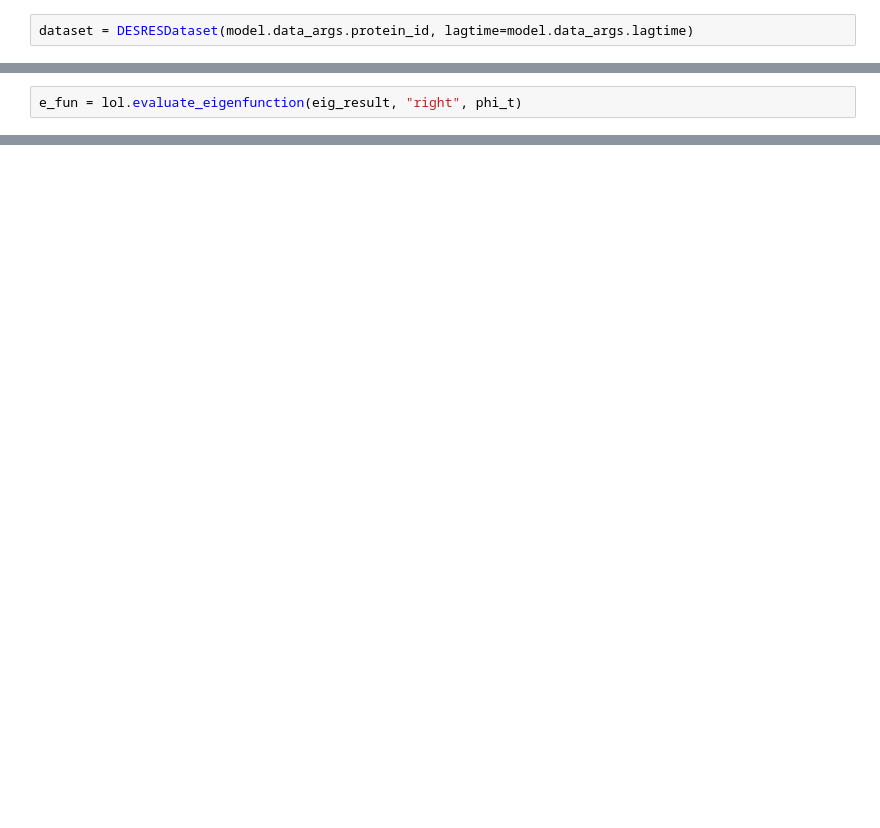
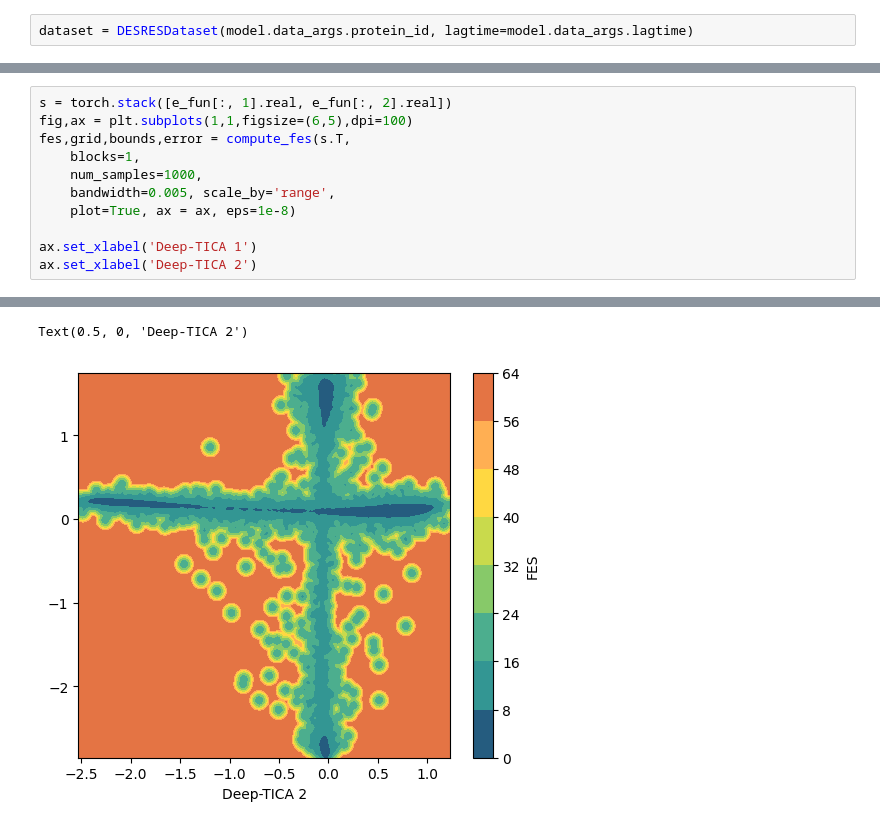
Before and after one commit to pietronvll/encoderops, a Jupyter notebook: scratch.ipynb, the cells around one changed output, grey strips where cells are left out. Drawn from its saved outputs; the diff is of its cells as text; blank space fills up the shorter version.

```diff
--- a/scratch.ipynb
+++ b/scratch.ipynb
@@ -109,2 +178,0 @@ eig_result = lol.eig(markov_model, cov_XY)
-# %%
-e_fun = lol.evaluate_eigenfunction(eig_result, "right", phi_t)
@@ -133,0 +234,12 @@ plt.hist2d(e_fun[:, -3].real, e_fun[:, -2].real, bins=100)
+# %%
+s = torch.stack([e_fun[:, 1].real, e_fun[:, 2].real])
+fig,ax = plt.subplots(1,1,figsize=(6,5),dpi=100)
+fes,grid,bounds,error = compute_fes(s.T,
+    blocks=1,
+    num_samples=1000,
+    bandwidth=0.005, scale_by='range',
+    plot=True, ax = ax, eps=1e-8)
+
+ax.set_xlabel('Deep-TICA 1')
+ax.set_xlabel('Deep-TICA 2')
+# %% [output]
@@ -133,0 +247,2 @@ plt.hist2d(e_fun[:, -3].real, e_fun[:, -2].real, bins=100)
+Text(0.5, 0, 'Deep-TICA 2')
+[figure, added]
```
Also changed, not shown: parts of 24 cells of this notebook, 1 other file.
